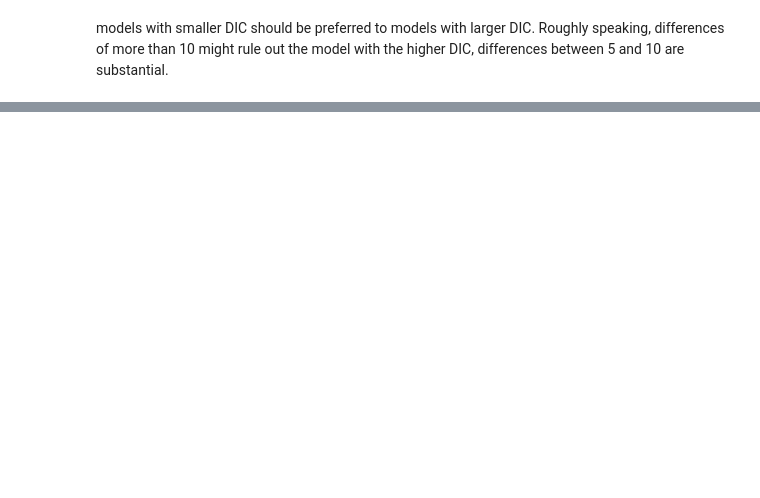
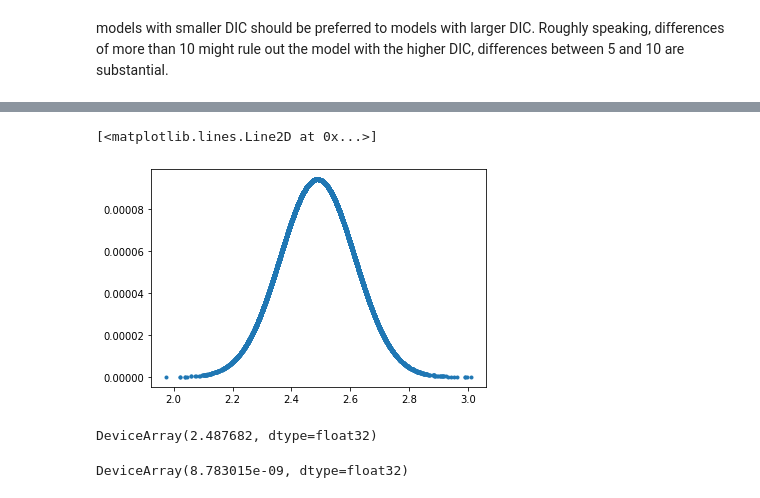
Before and after one commit to bdhammel/bayesian-notes, a Jupyter notebook: bayesian-stats-techniques-and-models/DIC.ipynb, the cells around one changed output, grey strips where cells are left out. Drawn from its saved outputs; the diff is of its cells as text; code cells hidden in the pictures; blank space fills up the shorter version.

```diff
--- a/bayesian-stats-techniques-and-models/DIC.ipynb
+++ b/bayesian-stats-techniques-and-models/DIC.ipynb
@@ -134,0 +203,5 @@ models with smaller DIC should be preferred to models with larger DIC. Roughly s
+# %%
+plt.plot(samples1['m'], p, '.')
+# %% [output]
+[<matplotlib.lines.Line2D at 0x...>]
+[figure, added]
@@ -134,0 +210,4 @@ models with smaller DIC should be preferred to models with larger DIC. Roughly s
+# %%
+E_m
+# %% [output]
+DeviceArray(2.487682, dtype=float32)
@@ -134,0 +224,4 @@ models with smaller DIC should be preferred to models with larger DIC. Roughly s
+# %%
+joint_p.max()
+# %% [output]
+DeviceArray(8.783015e-09, dtype=float32)
```
Also changed, not shown: parts of 19 cells of this notebook, 1 other file.
